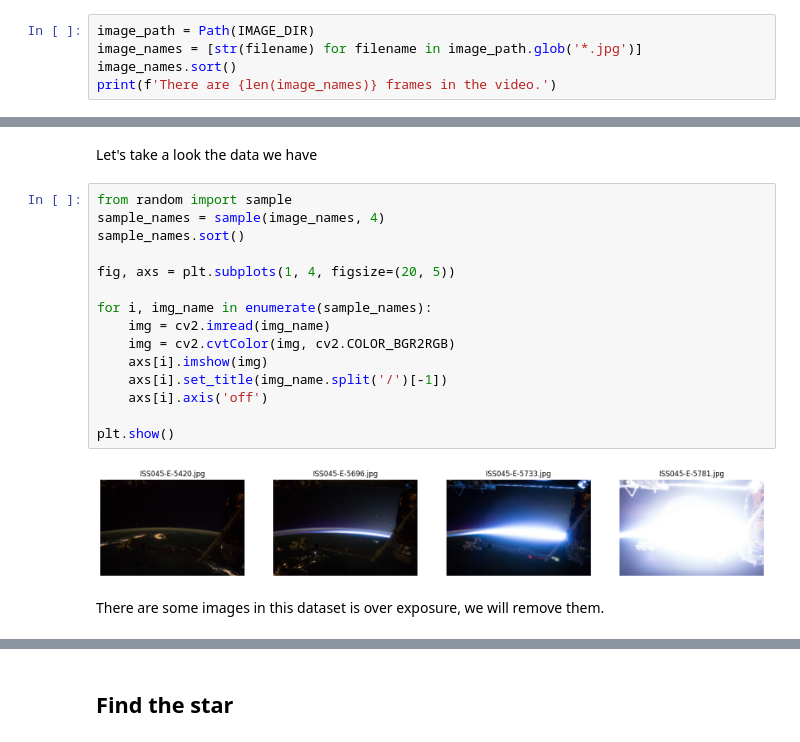
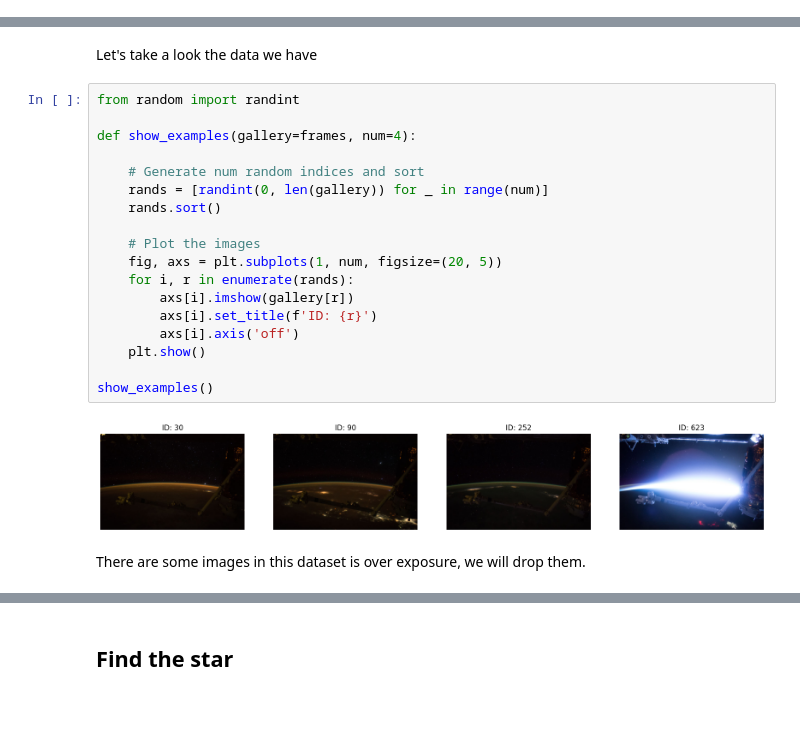
Before and after one commit to pyshen-watson/NASA-The-Rumbling, a Jupyter notebook: main.ipynb, the cells around one changed output, grey strips where cells are left out. Cells and saved outputs as stored; diff of their text form; blank space fills up the shorter version.

```diff
--- a/main.ipynb
+++ b/main.ipynb
@@ -15,7 +14,2 @@ IMAGE_DIR = f'images/{VIDEO_TYPE}Res'
 # %% [markdown]
 Load the image
-# %%
-image_path = Path(IMAGE_DIR)
-image_names = [str(filename) for filename in image_path.glob('*.jpg')]
-image_names.sort()
-print(f'There are {len(image_names)} frames in the video.')
@@ -24,21 +50,24 @@ There are 678 frames in the video.
 # %% [markdown]
 Let's take a look the data we have
 # %%
-from random import sample
-sample_names = sample(image_names, 4)
-sample_names.sort()
+from random import randint
 
-fig, axs = plt.subplots(1, 4, figsize=(20, 5))
+def show_examples(gallery=frames, num=4):
 
-for i, img_name in enumerate(sample_names):
-    img = cv2.imread(img_name)
-    img = cv2.cvtColor(img, cv2.COLOR_BGR2RGB)
-    axs[i].imshow(img)
-    axs[i].set_title(img_name.split('/')[-1])
-    axs[i].axis('off')
+    # Generate num random indices and sort
+    rands = [randint(0, len(gallery)) for _ in range(num)]
+    rands.sort()
 
-plt.show()
+    # Plot the images
+    fig, axs = plt.subplots(1, num, figsize=(20, 5))
+    for i, r in enumerate(rands):
+        axs[i].imshow(gallery[r])
+        axs[i].set_title(f'ID: {r}')
+        axs[i].axis('off')
+    plt.show()
+
+show_examples()
 # %% [output]
-[figure, old version]
+[figure, new version]
 # %% [markdown]
-There are some images in this dataset is over exposure, we will remove them.
+There are some images in this dataset is over exposure, we will drop them.
```
Also changed, not shown: parts of 16 cells of this notebook, 1 other file.
